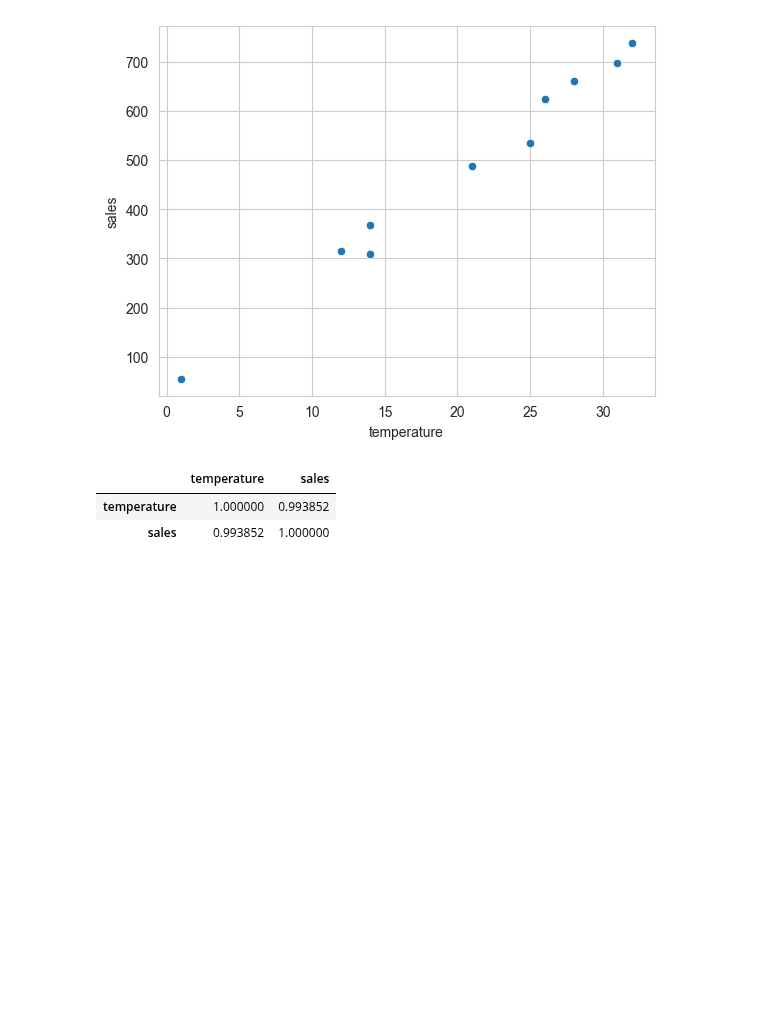
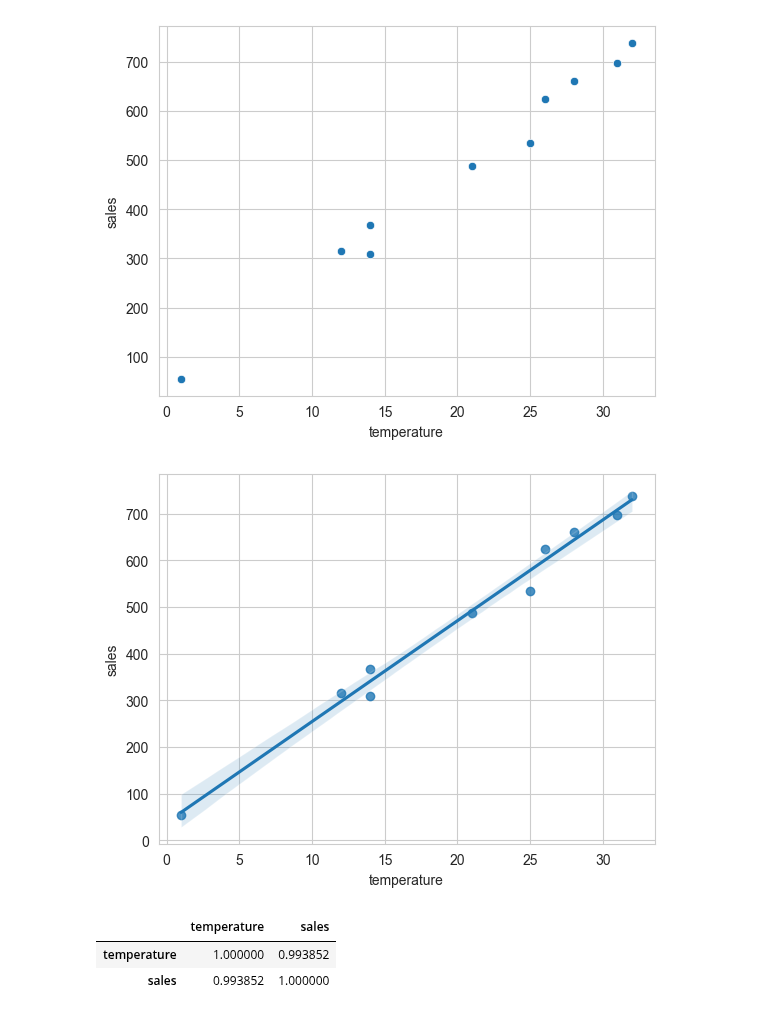
Before and after one commit to tiod0611/practice_language, a Jupyter notebook: python/statistics/numerical_and_numerical.ipynb, the cells around one changed output. Saved outputs shown, nothing was run; the diff lists cells and outputs as text; code cells hidden in the pictures; blank space fills up the shorter version.

```diff
--- a/python/statistics/numerical_and_numerical.ipynb
+++ b/python/statistics/numerical_and_numerical.ipynb
@@ -13,7 +13,7 @@ sns.set_style(style='whitegrid')
 temperature = [25, 26, 28, 21, 12, 14, 14, 31, 1, 32]
 sales = [535, 625, 661, 488, 316, 368, 309, 697, 55, 738]
 
-df = pd.DataFrame(data={'temperature':temperature, 'sales':sales})
+df = pd.DataFrame(data={'temperature':temperature, 'sales':sales},)
 df
 # %% [output]
 |  | temperature | sales |
@@ -36,6 +36,12 @@ sns.scatterplot(data=df, x='temperature', y='sales')
 plt.show()
 # %% [output]
 [figure]
+# %%
+# scatter와 함께 회귀선 그리기.
+sns.regplot(data=df, x='temperature', y='sales')
+plt.show()
+# %% [output]
+[figure, added]
 # %%
 df.corr()
 # %% [output]
```
Also changed, not shown: parts of 2 cells of this notebook.
